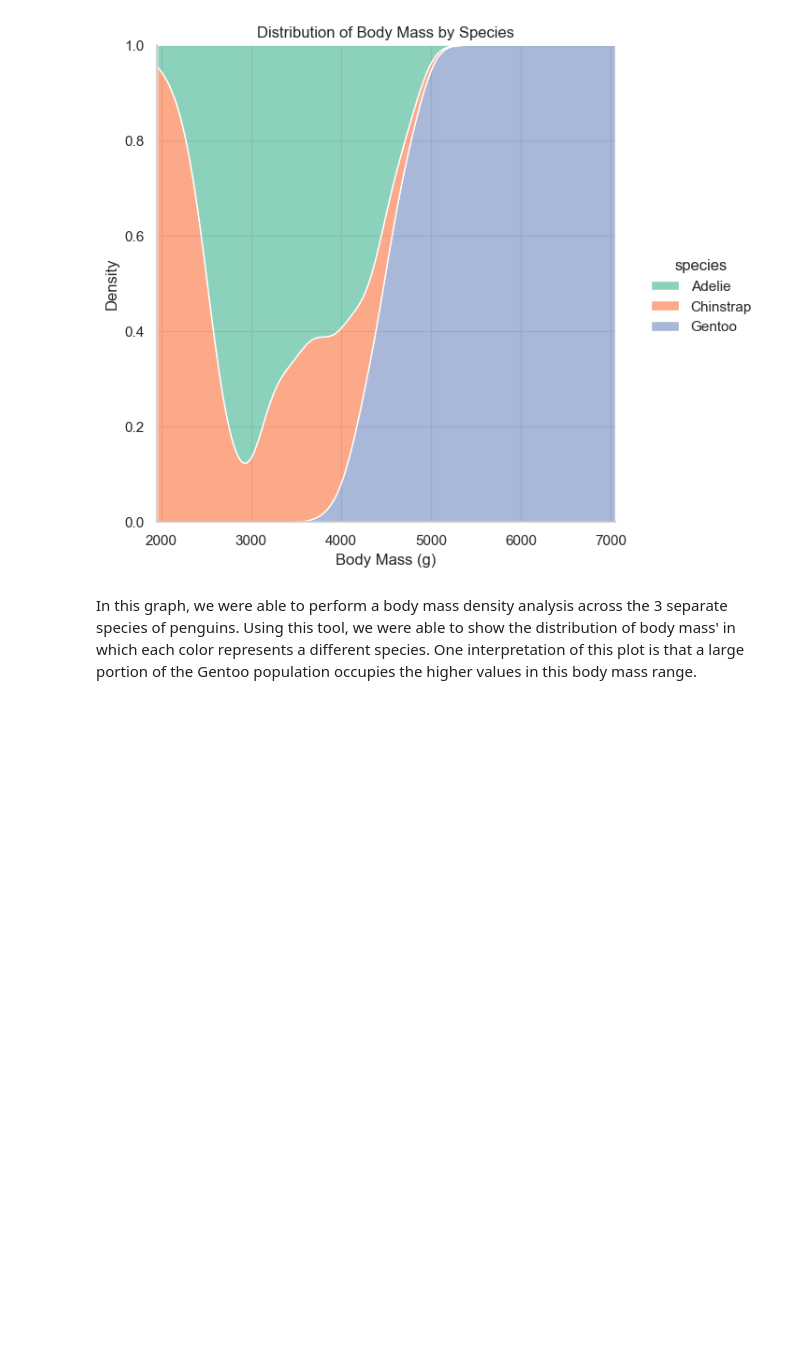
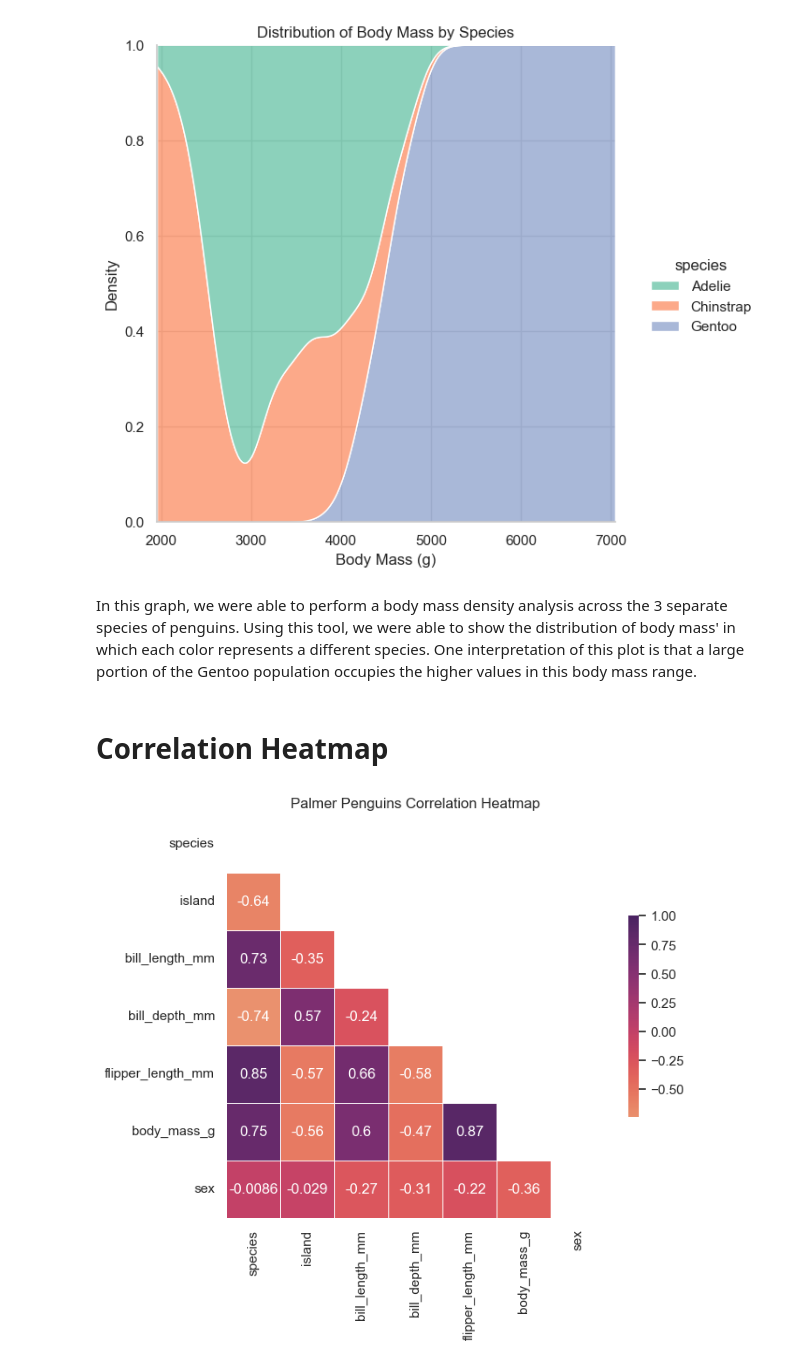
Before and after one commit to saingersoll/squirrel-gurlz, a Jupyter notebook: nbs/seabornpenguins.ipynb, the cells around one changed output. Saved outputs shown, nothing was run; the diff lists cells and outputs as text; code cells hidden in the pictures; blank space fills up the shorter version.

```diff
--- a/nbs/seabornpenguins.ipynb
+++ b/nbs/seabornpenguins.ipynb
@@ -296,3 +344,36 @@ displot.set_axis_labels(x_var = "Body Mass (g)") #Creates unique axis labels
 [figure]
 # %% [markdown]
 In this graph, we were able to perform a body mass density analysis across the 3 separate species of penguins. Using this tool, we were able to show the distribution of body mass' in which each color represents a different species. One interpretation of this plot is that a large portion of the Gentoo population occupies the higher values in this body mass range.
+# %% [markdown]
+# Correlation Heatmap
+# %%
+# reclass penguins 'sex' column to categorical from string.
+# dropped NA values, reclassed NA's in 'sex' as -1
+penguins['sex'] = pd.Categorical(penguins['sex'], categories=penguins['sex'].dropna().unique())
+# %%
+# reclass penguins 'species' as categorical from string.
+# convert from string representation to integrer
+penguins['species' ]= penguins['species'].astype('category').cat.codes
+# reclass penguins 'species' as categorical from string.
+# convert from string representation to integrer
+penguins['island'] = penguins['island'].astype('category').cat.codes
+# reclass penguins 'sex' as categorical from string.
+# convert from string representation to integrer
+penguins['sex'] = penguins['sex'].astype('category').cat.codes
+# creates a correlation between columns
+corr = penguins.corr()
+# %%
+#set theme style
+sns.set_theme(style = "white")
+plt.subplots(figsize=(7,6))
+
+# Create mask for upper triangle (hides mirrored/symetric portion of heatmap)
+mask = np.triu(np.ones_like(corr, dtype=bool))
+
+# Create a custom diverging colormap
+cmap = sns.color_palette("flare", as_cmap=True)
+
+# Create masked heatmap, max/highest density variable set to 1, center variable set to 0.5, set linewidth as .5, shrank size of colorbar to .5
+heatmap = sns.heatmap(corr, mask=mask, cmap=cmap, vmax=1, center=0,  linewidths=.5, annot = True, cbar_kws={"shrink": .5}).set(title= "Palmer Penguins Correlation Heatmap")
+# %% [output]
+[figure, added]
```
Also changed, not shown: parts of 15 cells of this notebook.
